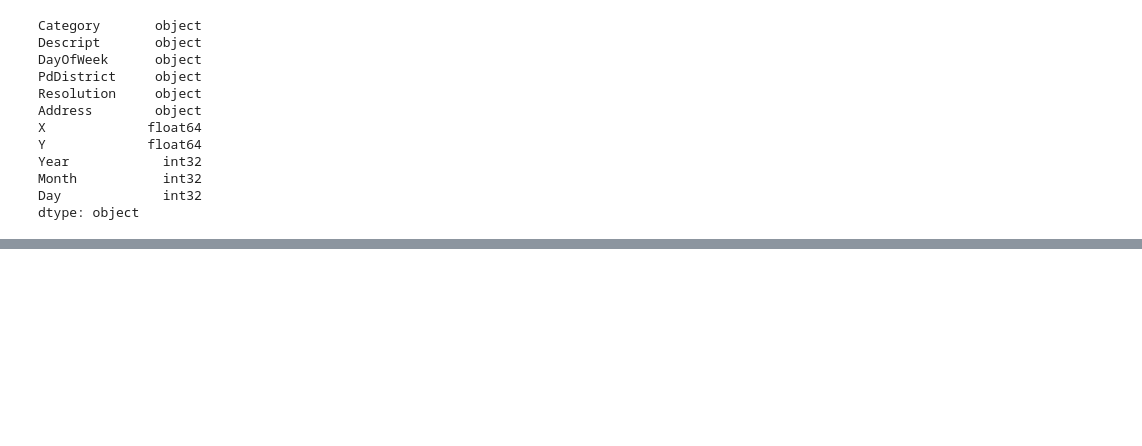
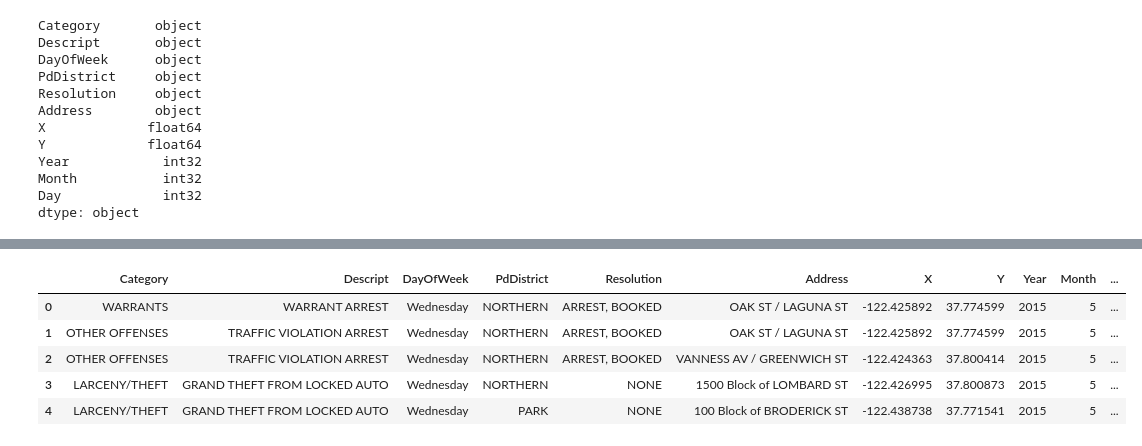
Before and after one commit to msnkr/kaggle_comps, a Jupyter notebook: San Francisco Crime Classification/Untitled.ipynb, the cells around one changed output, grey strips where cells are left out. Drawn from its saved outputs; the diff is of its cells as text; code cells hidden in the pictures; blank space fills up the shorter version.

```diff
--- a/San Francisco Crime Classification/Untitled.ipynb
+++ b/San Francisco Crime Classification/Untitled.ipynb
@@ -133,0 +139,9 @@ model.score(X_valid_prep, y_valid_encoded)
+# %%
+df.head()
+# %% [output]
+|  | Category | Descript | DayOfWeek | PdDistrict | Resolution | Address | X | Y | Year | Month | ... |
+| 0 | WARRANTS | WARRANT ARREST | Wednesday | NORTHERN | ARREST, BOOKED | OAK ST / LAGUNA ST | -122.425892 | 37.774599 | 2015 | 5 | ... |
+| 1 | OTHER OFFENSES | TRAFFIC VIOLATION ARREST | Wednesday | NORTHERN | ARREST, BOOKED | OAK ST / LAGUNA ST | -122.425892 | 37.774599 | 2015 | 5 | ... |
+| 2 | OTHER OFFENSES | TRAFFIC VIOLATION ARREST | Wednesday | NORTHERN | ARREST, BOOKED | VANNESS AV / GREENWICH ST | -122.424363 | 37.800414 | 2015 | 5 | ... |
+| 3 | LARCENY/THEFT | GRAND THEFT FROM LOCKED AUTO | Wednesday | NORTHERN | NONE | 1500 Block of LOMBARD ST | -122.426995 | 37.800873 | 2015 | 5 | ... |
+| 4 | LARCENY/THEFT | GRAND THEFT FROM LOCKED AUTO | Wednesday | PARK | NONE | 100 Block of BRODERICK ST | -122.438738 | 37.771541 | 2015 | 5 | ... |
```
Also changed, not shown: parts of 9 cells of this notebook, 6 other files.
